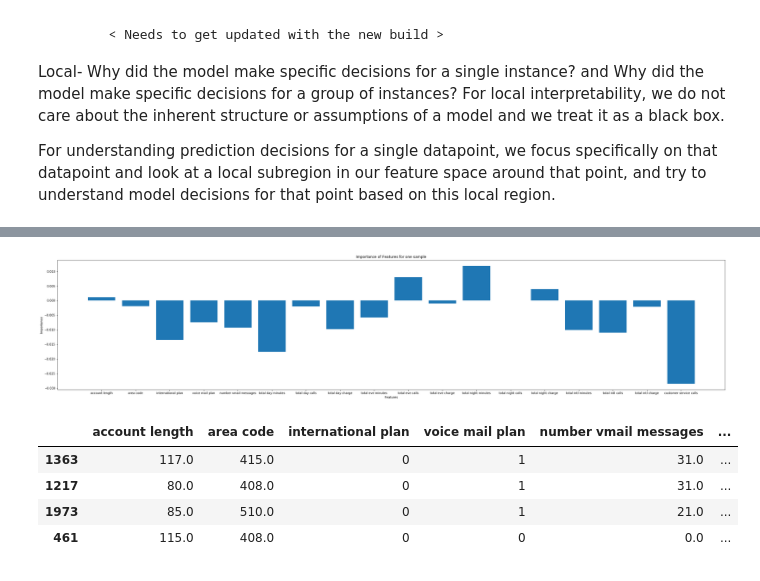
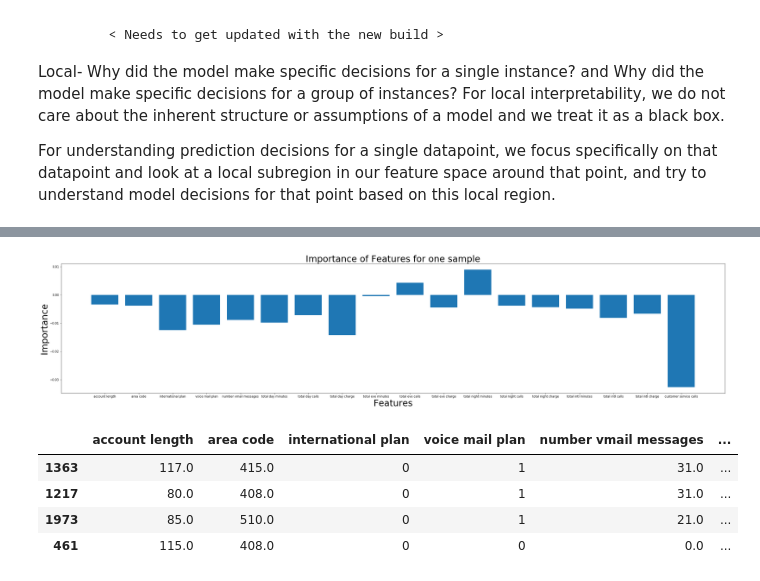
Before and after one commit to katiehouse3/microsoft-azure-ml-notebooks, a Jupyter notebook: Telecom Churn.ipynb, the cells around one changed output, grey strips where cells are left out. Saved outputs shown, nothing was run; the diff lists cells and outputs as text; code cells hidden in the pictures.

```diff
--- a/Telecom Churn.ipynb
+++ b/Telecom Churn.ipynb
@@ -327,7 +332,7 @@ For one instance, because the decision paths in all the trees are well tracked,
 # %%
 from sklearn.ensemble import RandomForestClassifier
 # %%
-rf_clf = RandomForestClassifier(n_estimators=120, criterion='entropy')
+rf_clf = RandomForestClassifier(n_estimators=10, criterion='entropy')
 rf_clf.fit(x_train, y_train)
 rf_pred_test = rf_clf.predict(x_test)
 # %%
@@ -527,4 +590,4 @@ xfeat=[]
 value=[]
 for x_f,v in d.items():
     xfeat.append(x_f)
-    value.append(v[4])
+    value.append(v[2])
@@ -533,12 +636,12 @@ IndexError: list index out of range
 # %%
 plt.figure(figsize=(40,8))
 plt.bar(xfeat, value)
-plt.xlabel('Features')
-plt.ylabel('Importance')
-plt.title('Importance of Features for one sample')
+plt.xlabel('Features',fontsize=30)
+plt.ylabel('Importance',fontsize=30)
+plt.title('Importance of Features for one sample',fontsize=30)
 plt.show()
 # %% [output]
-[figure, old version]
+[figure, new version]
 # %%
 x_test.head(4)
 # %% [output]
```
Also changed, not shown: parts of 35 cells of this notebook.
